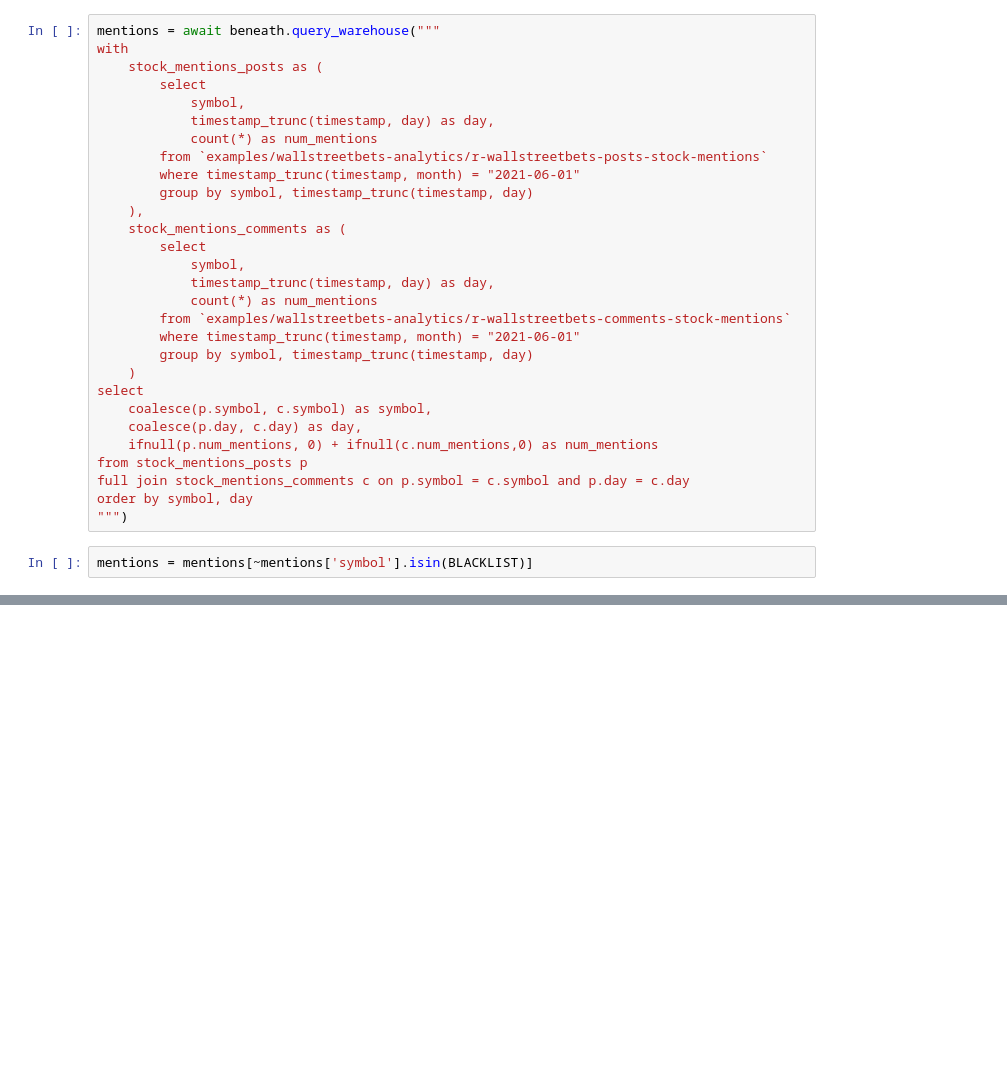
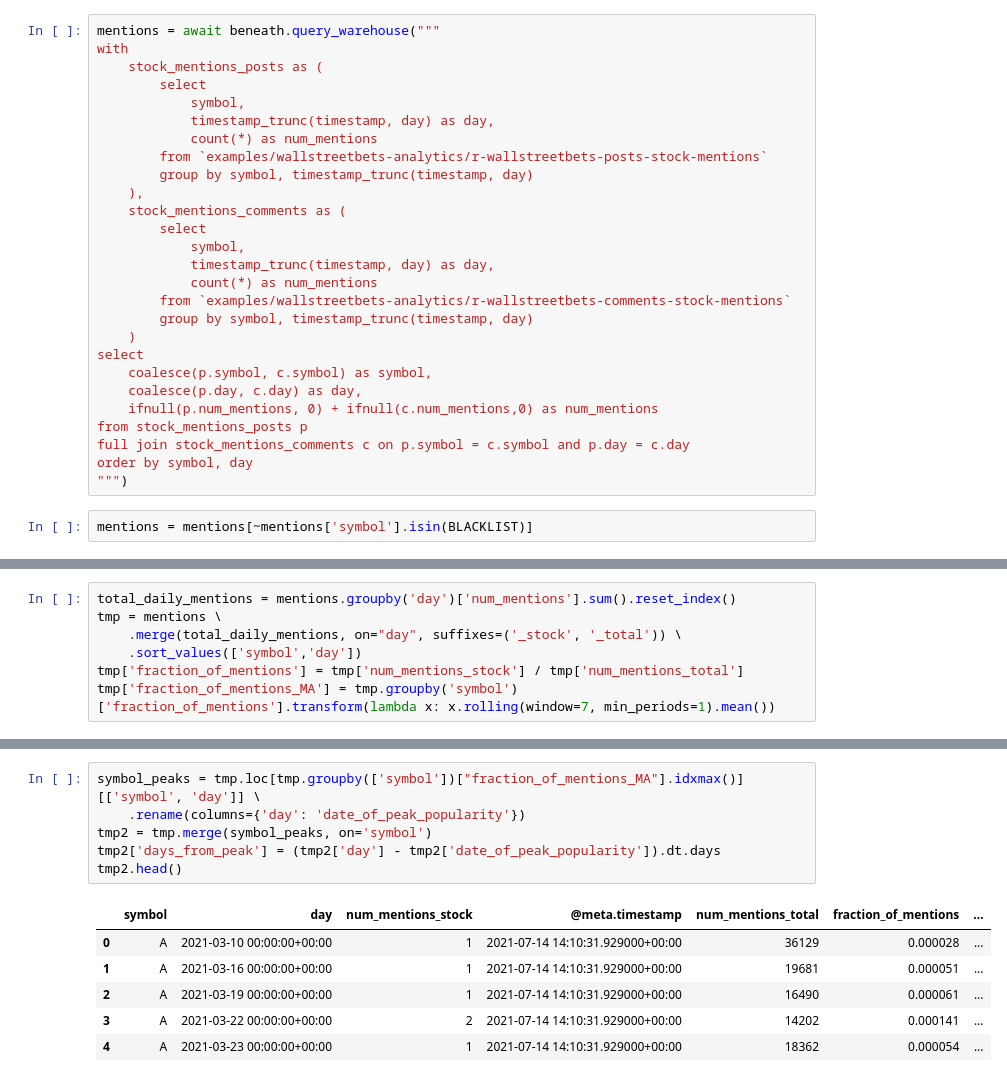
Before and after one commit to beneath-hq/beneath, a Jupyter notebook: examples/wallstreetbets-analytics/explore/explore.ipynb, the cells around one changed output, grey strips where cells are left out. Drawn from its saved outputs; the diff is of its cells as text; blank space fills up the shorter version.

Commit message:
add relative mentions over time; clean up

```diff
--- a/examples/wallstreetbets-analytics/explore/explore.ipynb
+++ b/examples/wallstreetbets-analytics/explore/explore.ipynb
@@ -295,7 +295,6 @@ with
             timestamp_trunc(timestamp, day) as day,
             count(*) as num_mentions
         from `examples/wallstreetbets-analytics/r-wallstreetbets-posts-stock-mentions`
-        where timestamp_trunc(timestamp, month) = "2021-06-01"
         group by symbol, timestamp_trunc(timestamp, day)
     ),
     stock_mentions_comments as (
@@ -304,7 +303,6 @@ with
             timestamp_trunc(timestamp, day) as day,
             count(*) as num_mentions
         from `examples/wallstreetbets-analytics/r-wallstreetbets-comments-stock-mentions`
-        where timestamp_trunc(timestamp, month) = "2021-06-01"
         group by symbol, timestamp_trunc(timestamp, day)
     )
 select
@@ -362 +348,8 @@ tmp[tmp['symbol'].isin(top_symbols[0:10])].head(100)
+# %%
+total_daily_mentions = mentions.groupby('day')['num_mentions'].sum().reset_index()
+tmp = mentions \
+    .merge(total_daily_mentions, on="day", suffixes=('_stock', '_total')) \
+    .sort_values(['symbol','day'])
+tmp['fraction_of_mentions'] = tmp['num_mentions_stock'] / tmp['num_mentions_total']
+tmp['fraction_of_mentions_MA'] = tmp.groupby('symbol')['fraction_of_mentions'].transform(lambda x: x.rolling(window=7, min_periods=1).mean())
 # %%
@@ -479 +376,14 @@ meme_symbols.head(10)
+# %%
+symbol_peaks = tmp.loc[tmp.groupby(['symbol'])["fraction_of_mentions_MA"].idxmax()][['symbol', 'day']] \
+    .rename(columns={'day': 'date_of_peak_popularity'})
+tmp2 = tmp.merge(symbol_peaks, on='symbol')
+tmp2['days_from_peak'] = (tmp2['day'] - tmp2['date_of_peak_popularity']).dt.days
+tmp2.head()
+# %% [output]
+|  | symbol | day | num_mentions_stock | @meta.timestamp | num_mentions_total | fraction_of_mentions | ... |
+| 0 | A | 2021-03-10 00:00:00+00:00 | 1 | 2021-07-14 14:10:31.929000+00:00 | 36129 | 0.000028 | ... |
+| 1 | A | 2021-03-16 00:00:00+00:00 | 1 | 2021-07-14 14:10:31.929000+00:00 | 19681 | 0.000051 | ... |
+| 2 | A | 2021-03-19 00:00:00+00:00 | 1 | 2021-07-14 14:10:31.929000+00:00 | 16490 | 0.000061 | ... |
+| 3 | A | 2021-03-22 00:00:00+00:00 | 2 | 2021-07-14 14:10:31.929000+00:00 | 14202 | 0.000141 | ... |
+| 4 | A | 2021-03-23 00:00:00+00:00 | 1 | 2021-07-14 14:10:31.929000+00:00 | 18362 | 0.000054 | ... |
 # %%
```
Also changed, not shown: parts of 29 cells of this notebook.
